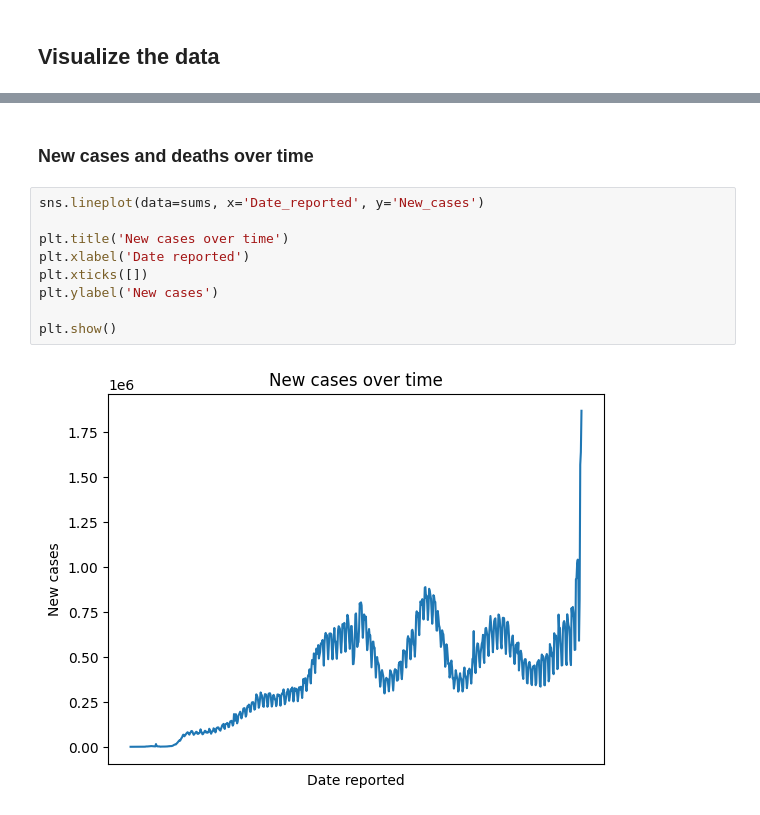
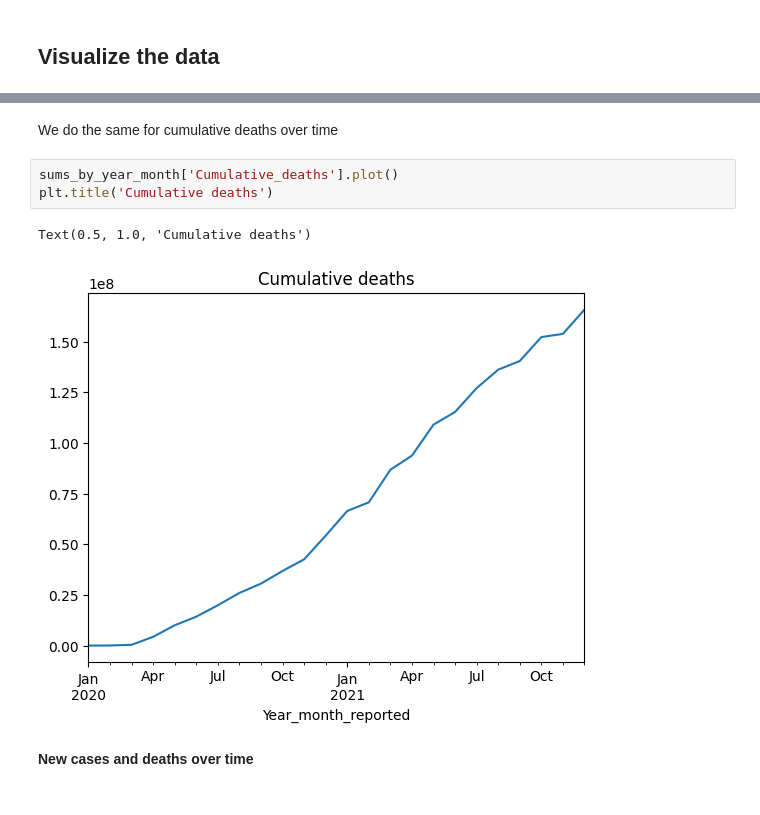
Before and after one commit to wai157/Covid_data_visualization, a Jupyter notebook: data_visualization.ipynb, the cells around one changed output, grey strips where cells are left out. Cells and saved outputs as stored; diff of their text form.

```diff
--- a/data_visualization.ipynb
+++ b/data_visualization.ipynb
@@ -141,13 +162,10 @@ plt.show()
+# %% [markdown]
+We do the same for cumulative deaths over time
+# %%
+sums_by_year_month['Cumulative_deaths'].plot()
+plt.title('Cumulative deaths')
+# %% [output]
+Text(0.5, 1.0, 'Cumulative deaths')
+[figure, added]
 # %% [markdown]
-### New cases and deaths over time
+**New cases and deaths over time**
-# %%
-sns.lineplot(data=sums, x='Date_reported', y='New_cases')
-
-plt.title('New cases over time')
-plt.xlabel('Date reported')
-plt.xticks([])
-plt.ylabel('New cases')
-
-plt.show()
-# %% [output]
-[figure, removed]
```
Also changed, not shown: parts of 34 cells of this notebook.
